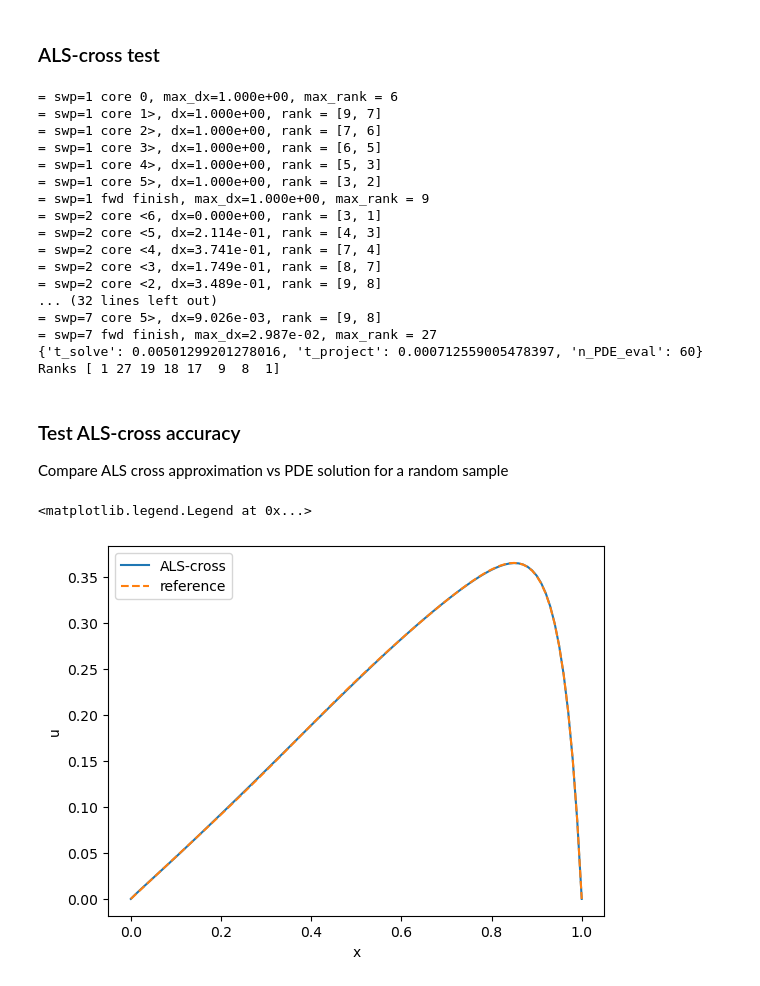
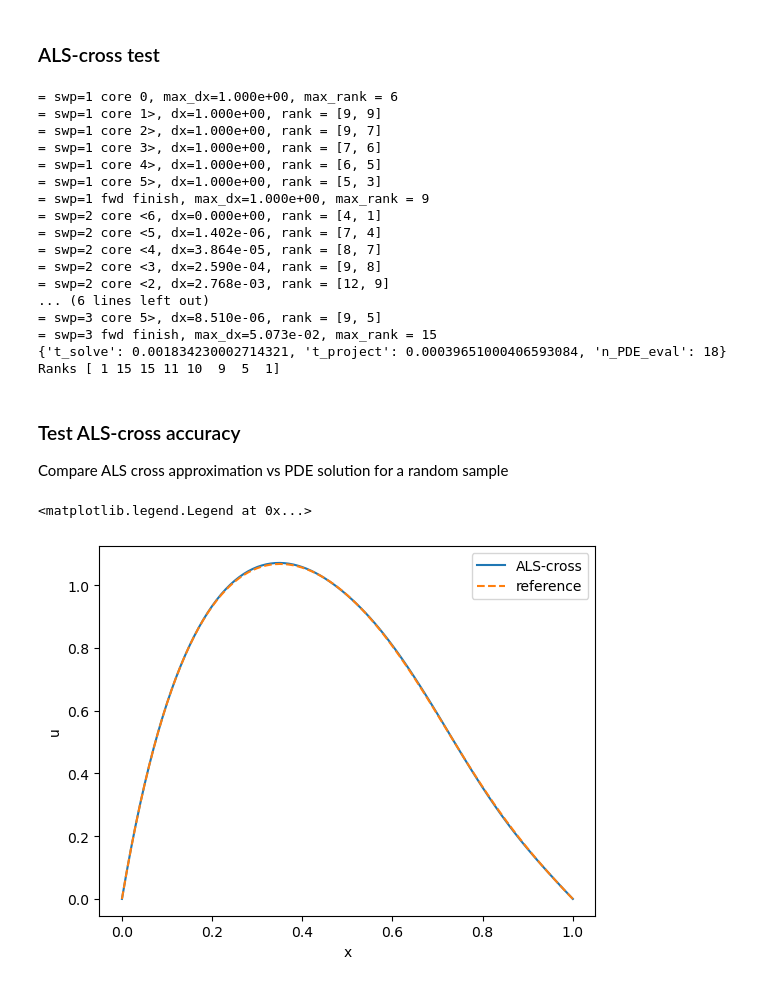
Before and after one commit to huberbenno/TT-IRT, a Jupyter notebook: python/als_cross_rework/test.ipynb, the cells around one changed output. Saved outputs shown, nothing was run; the diff lists cells and outputs as text; code cells hidden in the pictures.

Commit message:
Moved convection to first parameter
- yields lower ranks (already looking good for nswp=3 instead of 5)

```diff
--- a/python/als_cross_rework/test.ipynb
+++ b/python/als_cross_rework/test.ipynb
@@ -113,7 +113,7 @@ class diffusion_coeff:
     for i, x in enumerate(X):
       k = np.arange(1,len(x)-1)
       c[i] += np.sum(np.exp(-k) * np.sin(np.pi*k*x[0]/(self.Nx-1)) \
-                      * (x[k]/(self.Ny-1) - 0.5) * self.var)
+                      * (x[k+1]/(self.Ny-1) - 0.5) * self.var)
     return c
 # %% [markdown]
 ### PDE test
@@ -186,7 +187,7 @@ Compare TT approx of coefficient $A$ vs the true coefficient $A$ for the random
 y = rng.integers(0, Ny, n_a_param)
 C_eval = np.empty(Nx)
 for i in range(Nx):
-  C_eval[i] = C_a[np.concatenate([[i , 0], y])]
+  C_eval[i] = C_a[np.concatenate([[i], y, [0]])]
 
 X = np.hstack([np.arange(Nx).reshape((-1,1)), np.zeros((Nx,1)), np.tile(y, [Nx,1])])
 C_true = cfun(X)
@@ -230,7 +232,7 @@ test = als_cross(
   kickrank=3
   )
 
-test.iterate(7)
+test.iterate(3)
 print(test.get_stats())
 
 u = test.get_tensor()
@@ -238,22 +240,22 @@ u = test.get_tensor()
 print('Ranks', u.r)
 # %% [output]
 = swp=1 core 0, max_dx=1.000e+00, max_rank = 6
-= swp=1 core 1>, dx=1.000e+00, rank = [9, 7]
-= swp=1 core 2>, dx=1.000e+00, rank = [7, 6]
-= swp=1 core 3>, dx=1.000e+00, rank = [6, 5]
-= swp=1 core 4>, dx=1.000e+00, rank = [5, 3]
-= swp=1 core 5>, dx=1.000e+00, rank = [3, 2]
+= swp=1 core 1>, dx=1.000e+00, rank = [9, 9]
+= swp=1 core 2>, dx=1.000e+00, rank = [9, 7]
+= swp=1 core 3>, dx=1.000e+00, rank = [7, 6]
+= swp=1 core 4>, dx=1.000e+00, rank = [6, 5]
+= swp=1 core 5>, dx=1.000e+00, rank = [5, 3]
 = swp=1 fwd finish, max_dx=1.000e+00, max_rank = 9
-= swp=2 core <6, dx=0.000e+00, rank = [3, 1]
-= swp=2 core <5, dx=2.114e-01, rank = [4, 3]
-= swp=2 core <4, dx=3.741e-01, rank = [7, 4]
-= swp=2 core <3, dx=1.749e-01, rank = [8, 7]
-= swp=2 core <2, dx=3.489e-01, rank = [9, 8]
-... (32 lines left out)
-= swp=7 core 5>, dx=9.026e-03, rank = [9, 8]
-= swp=7 fwd finish, max_dx=2.987e-02, max_rank = 27
-{'t_solve': 0.00501299201278016, 't_project': 0.000712559005478397, 'n_PDE_eval': 60}
-Ranks [ 1 27 19 18 17  9  8  1]
+= swp=2 core <6, dx=0.000e+00, rank = [4, 1]
+= swp=2 core <5, dx=1.402e-06, rank = [7, 4]
+= swp=2 core <4, dx=3.864e-05, rank = [8, 7]
+= swp=2 core <3, dx=2.590e-04, rank = [9, 8]
+= swp=2 core <2, dx=2.768e-03, rank = [12, 9]
+... (6 lines left out)
+= swp=3 core 5>, dx=8.510e-06, rank = [9, 5]
+= swp=3 fwd finish, max_dx=5.073e-02, max_rank = 15
+{'t_solve': 0.001834230002714321, 't_project': 0.00039651000406593084, 'n_PDE_eval': 18}
+Ranks [ 1 15 15 11 10  9  5  1]
 # %% [markdown]
 ### Test ALS-cross accuracy
 
@@ -261,27 +263,27 @@ Compare ALS cross approximation vs PDE solution for a random sample
 # %%
 # get random parameter
 y = rng.integers(0, Ny, n_param)
 X = np.hstack([np.arange(100).reshape((-1,1)), np.tile(y, [100,1])])
 
 C_a_true = cfun(X) # compute true coeff
-v_true = np.linspace(v_min,v_max,Ny)[y[-1]]
+v_true = np.linspace(v_min,v_max,Ny)[y[0]]
 
 U = PDE_fun.solve([C_a_true.reshape(1,-1,1), v_true * np.ones((1,1,1)), np.zeros((1,1,1))]) # solve PDE
 U = np.ravel(U)
 
 # eval ALS-cross
 U_eval = np.empty(u.n[0])
 for i in range(u.n[0]):
   U_eval[i] = u[np.concatenate(([i], y))]
 
 fig, ax = plt.subplots()
 
 x = np.arange(0, Nx+1) / Nx
 ax.plot(x, U_eval, label='ALS-cross')
 ax.plot(x, U, ls='dashed', label='reference')
 ax.set_xlabel('x')
 ax.set_ylabel('u')
 ax.legend()
 # %% [output]
 <matplotlib.legend.Legend at 0x...>
-[figure, old version]
+[figure, new version]
```
Also changed, not shown: parts of 4 cells of this notebook.
